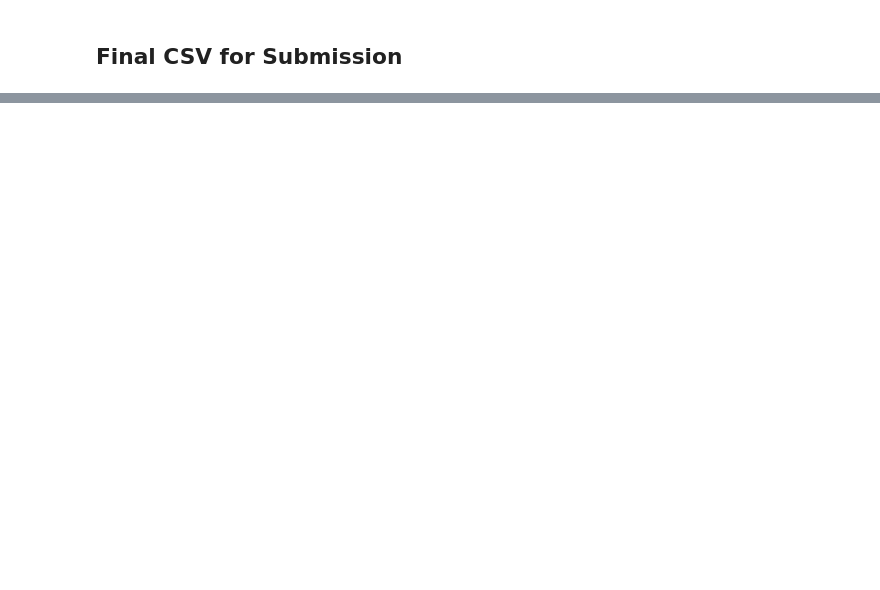
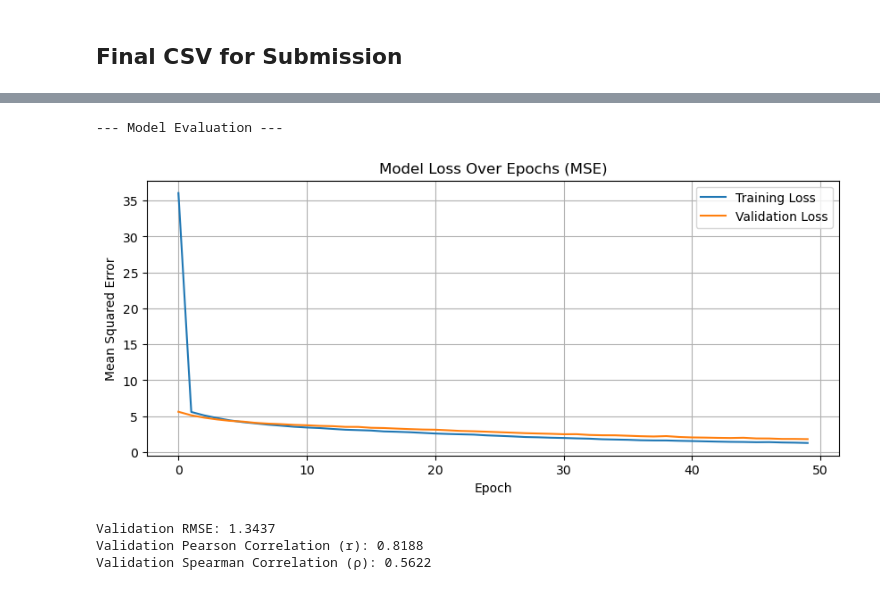
Before and after one commit to BracedHornet186/model_alignement, a Jupyter notebook: endsem.ipynb, the cells around one changed output, grey strips where cells are left out. Saved outputs shown, nothing was run; the diff lists cells and outputs as text; code cells hidden in the pictures; blank space fills up the shorter version.

```diff
--- a/endsem.ipynb
+++ b/endsem.ipynb
@@ -148,0 +233,16 @@ df.to_csv("me22b214.csv", index=False)
+# %%
+from sklearn.mixture import GaussianMixture
+
+metric_dim = metric_embs.shape[1]
+text_dim = X.shape[1] - metric_dim
+X_text = X[:, :text_dim]
+X_metric = X[:, text_dim:]
+
+# Identify low-score region
+low_thr = 6.0
+low_mask = y <= low_thr
+X_text_low = X_text[low_mask]
+X_metric_low = X_metric[low_mask]
+y_low = y[low_mask]
+
+print(f"Low-score samples: {len(X_text_low)} / {len(X_text)}")
@@ -148,0 +455,46 @@ df.to_csv("me22b214.csv", index=False)
+# %%
+# --- Step 5: Evaluate Model Performance ---
+
+print("\n--- Model Evaluation ---")
+
+# Plot training & validation loss
+plt.figure(figsize=(10, 4))
+plt.plot(history['loss'], label='Training Loss')
+plt.plot(history['val_loss'], label='Validation Loss')
+plt.title('Model Loss Over Epochs (MSE)')
+plt.xlabel('Epoch')
+plt.ylabel('Mean Squared Error')
+plt.legend()
+plt.grid(True)
+plt.show()
+
+# Get predictions on the validation set
+model.eval()
+val_predictions_list = []
+y_val_list = []
+with torch.no_grad():
+    # We use the val_loader again to avoid OOM on the full val set
+    for inputs, labels in val_loader:
+        val_predictions_list.append(model(inputs.to(device)))
+        y_val_list.append(labels)
+
+# Concatenate all batches and move to CPU
+val_predictions_np = torch.cat(val_predictions_list, dim=0).cpu().numpy().flatten()
+y_val_np = torch.cat(y_val_list, dim=0).cpu().numpy().flatten()
+
+# Calculate evaluation metrics
+val_rmse = root_mean_squared_error(y_val_np, val_predictions_np)
+# Calculate Pearson Correlation (linear relationship)
+val_pearson = pearsonr(y_val_np, val_predictions_np)[0]
+# Calculate Spearman Correlation (rank relationship)
+val_spearman = spearmanr(y_val_np, val_predictions_np)[0]
+
+print(f"Validation RMSE: {val_rmse:.4f}")
+print(f"Validation Pearson Correlation (r): {val_pearson:.4f}")
+print(f"Validation Spearman Correlation (ρ): {val_spearman:.4f}")
+# %% [output]
+--- Model Evaluation ---
+[figure, added]
+Validation RMSE: 1.3437
+Validation Pearson Correlation (r): 0.8188
+Validation Spearman Correlation (ρ): 0.5622
```
Also changed, not shown: parts of 24 cells of this notebook, 1 other file.
